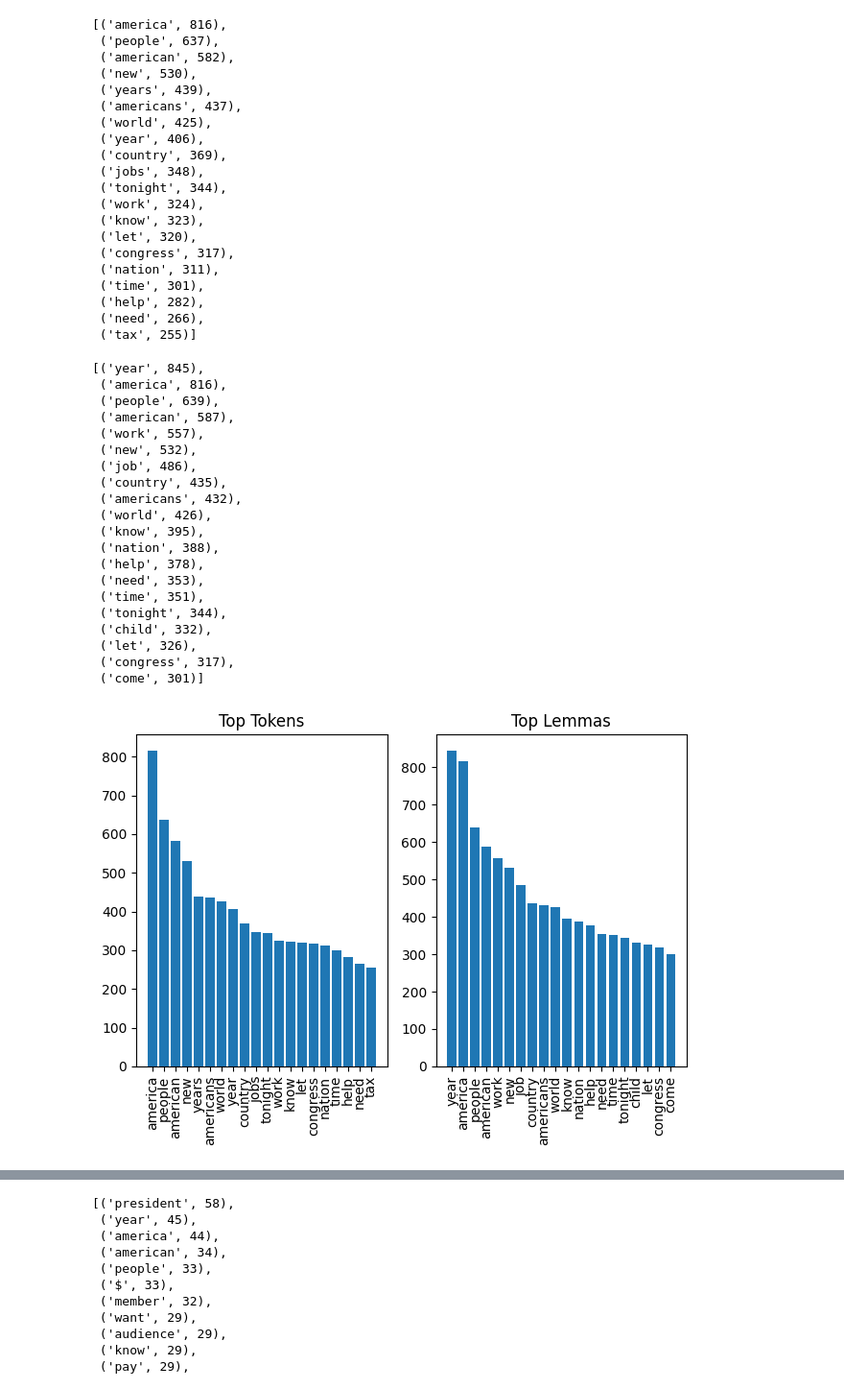
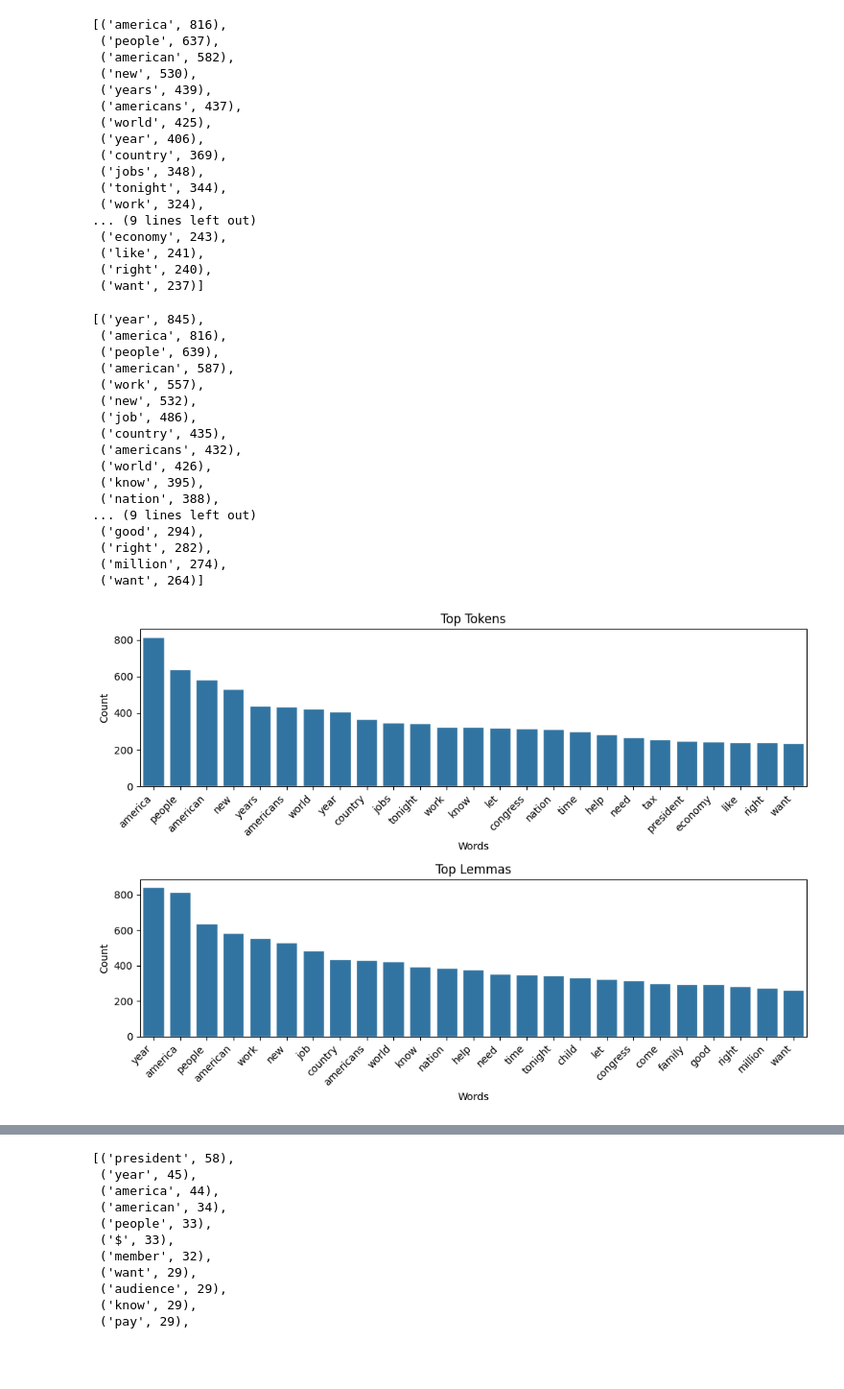
Before and after one commit to UCB-stat-159-f25/proj02-group06, a Jupyter notebook: nlp-P02.ipynb, the cells around one changed output, grey strips where cells are left out. Shown at 96% size. Saved outputs shown, nothing was run; the diff lists cells and outputs as text; code cells hidden in the pictures; blank space fills up the shorter version.

Commit message:
final version part 2 and outputs folder for parts 1 and 2

```diff
--- a/nlp-P02.ipynb
+++ b/nlp-P02.ipynb
@@ -46,8 +50,8 @@ for doc in tqdm(text):
             tokens.append(t.lower_)
             lemmas.append(t.lemma_.lower())
 # %%
-# look at top 20 tokens
-top_tokens = Counter(tokens).most_common(20)
+# look at top 25 tokens
+top_tokens = Counter(tokens).most_common(25)
 top_tokens
 # %% [output]
 [('america', 816),
@@ -62,17 +66,14 @@ top_tokens
  ('jobs', 348),
  ('tonight', 344),
  ('work', 324),
- ('know', 323),
- ('let', 320),
- ('congress', 317),
- ('nation', 311),
- ('time', 301),
- ('help', 282),
- ('need', 266),
- ('tax', 255)]
+... (9 lines left out)
+ ('economy', 243),
+ ('like', 241),
+ ('right', 240),
+ ('want', 237)]
 # %%
-# look at top 20 lemmas
-top_lemmas = Counter(lemmas).most_common(20)
+# look at top 25 lemmas
+top_lemmas = Counter(lemmas).most_common(25)
 top_lemmas
 # %% [output]
 [('year', 845),
@@ -87,44 +88,48 @@ top_lemmas
  ('world', 426),
  ('know', 395),
  ('nation', 388),
- ('help', 378),
- ('need', 353),
- ('time', 351),
- ('tonight', 344),
- ('child', 332),
- ('let', 326),
- ('congress', 317),
- ('come', 301)]
+... (9 lines left out)
+ ('good', 294),
+ ('right', 282),
+ ('million', 274),
+ ('want', 264)]
 # %%
 # extract info from top_tokens/top_lemmas lists
 tokens, token_counts = zip(*top_tokens)
 lemmas, lemma_counts = zip(*top_lemmas)
 
 top_token_df = pd.DataFrame({
     'tokens': tokens,
     'token_counts': token_counts
 })
 
 top_lemma_df = pd.DataFrame({
     'lemmas': lemmas,
     'lemma_counts': lemma_counts
 })
 
 # plot the top tokens/lemmas to visualize a direct comparison
-fig, axs = plt.subplots(nrows = 1, ncols = 2)
+fig, axs = plt.subplots(2, 1, figsize = (10, 7))
 
-axs[0].bar(top_token_df['tokens'], top_token_df['token_counts'])
+sns.set_style('dark')
+sns.barplot(top_token_df, x = top_token_df['tokens'], y = top_token_df['token_counts'], ax = axs[0])
 axs[0].set_title('Top Tokens')
-axs[0].set_xticklabels(top_token_df['tokens'], rotation=90, ha='center')
+axs[0].set_xlabel('Words')
+axs[0].set_ylabel('Count')
+axs[0].set_xticklabels(top_token_df['tokens'], rotation=45, ha='right')
 
-axs[1].bar(top_lemma_df['lemmas'], top_lemma_df['lemma_counts'])
+sns.barplot(top_lemma_df, x = top_lemma_df['lemmas'], y = top_lemma_df['lemma_counts'], ax = axs[1])
 axs[1].set_title('Top Lemmas')
-axs[1].set_xticklabels(top_lemma_df['lemmas'], rotation=90, ha='center')
+axs[1].set_xlabel('Words')
+axs[1].set_ylabel('Count')
+axs[1].set_xticklabels(top_lemma_df['lemmas'], rotation=45, ha='right')
+
+plt.savefig("outputs/top_tokens_vs_lemmas.png")
 
 plt.tight_layout()
 plt.show()
 # %% [output]
-[figure, old version]
+[figure, new version]
 # %% [markdown]
 ### Token vs Lemma Comparison
 
```
Also changed, not shown: parts of 21 cells of this notebook, 9 other files.
